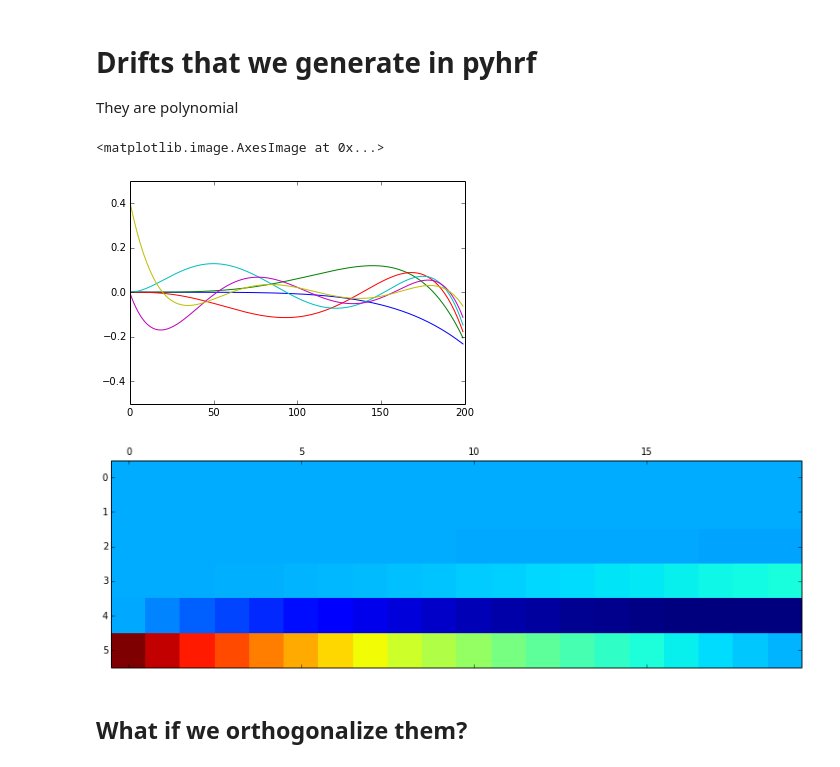
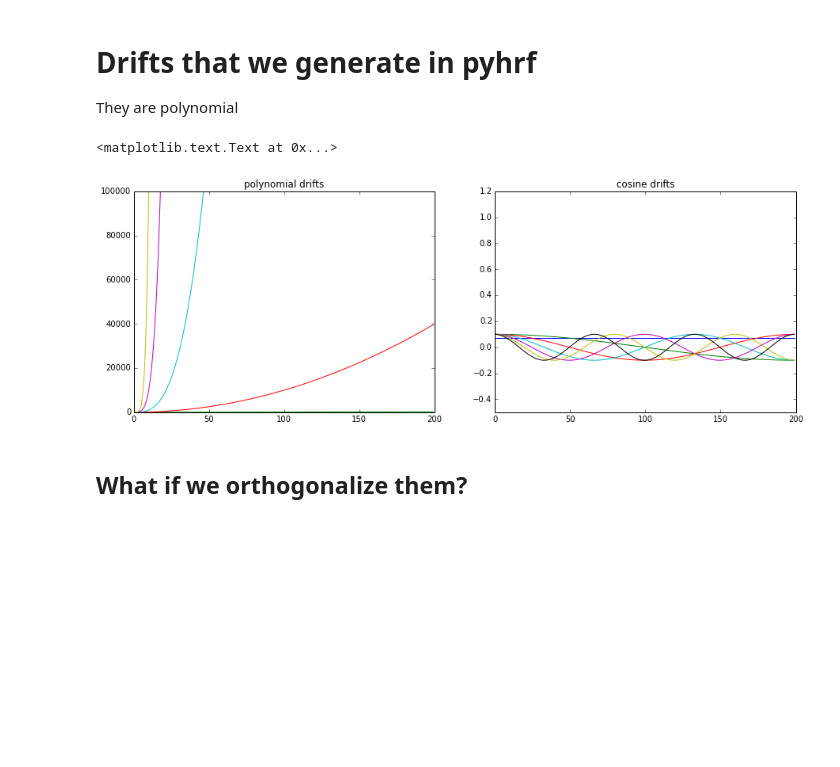
Before and after one commit to pyhrf/pyhrf, a Jupyter notebook: python/pyhrf/notebook/drifts_check.ipynb, the cells around one changed output. Cells and saved outputs as stored; diff of their text form; code cells hidden in the pictures; blank space fills up the shorter version.

```diff
--- a/python/pyhrf/notebook/drifts_check.ipynb
+++ b/python/pyhrf/notebook/drifts_check.ipynb
@@ -27,15 +24,30 @@ plt.axis([0,200,-1,1.5])
 # %% [markdown]
 # Drifts that we generate in pyhrf
 They are polynomial
-# %%
-from pyhrf.vbjde.vem_tools import PolyMat
-drifts3 = PolyMat(200, 5, 1)
-plt.plot(drifts3)
-plt.axis([0,200,-0.5,0.5])
-plt.matshow(drifts3[:20, :].T)
-# %% [output]
-<matplotlib.image.AxesImage at 0x...>
-[figure, removed]
-[figure, removed]
+# %%
+from pyhrf.vbjde.vem_tools import PolyMat
+
+def CosMat(Nscans, paramLFD, tr):
+    n = np.arange(0, Nscans)
+    fctNb = np.fix(2 * (Nscans * tr) / paramLFD + 1.)  # +1 stands for the mean/cst regressor
+    lfdMat = np.zeros((Nscans, fctNb), dtype=float)
+    lfdMat[:, 0] = np.ones(Nscans, dtype=float) / np.sqrt(Nscans)
+    samples = 1. + np.arange(fctNb - 1)
+    for k in range(1, fctNb):
+        lfdMat[:, k] = np.sqrt(2.0 / Nscans) * np.cos(np.pi * (2. * n + 1.) * k / (2 * Nscans))
+    return lfdMat
+
+drifts3 = PolyMat(200, 5, 1)
+drifts4 = CosMat(200, 64, 1)
+f, ax = plt.subplots(1, 2, figsize=(15, 5))
+ax[0].plot(drifts3)
+ax[0].axis([0,200,-0.5,100000.])
+ax[0].set_title('polynomial drifts')
+ax[1].plot(drifts4)
+ax[1].axis([0,200,-0.5,1.2])
+ax[1].set_title('cosine drifts')
+# %% [output]
+<matplotlib.text.Text at 0x...>
+[figure, added]
 # %% [markdown]
 ## What if we orthogonalize them?
```
Also changed, not shown: parts of 15 cells of this notebook.
